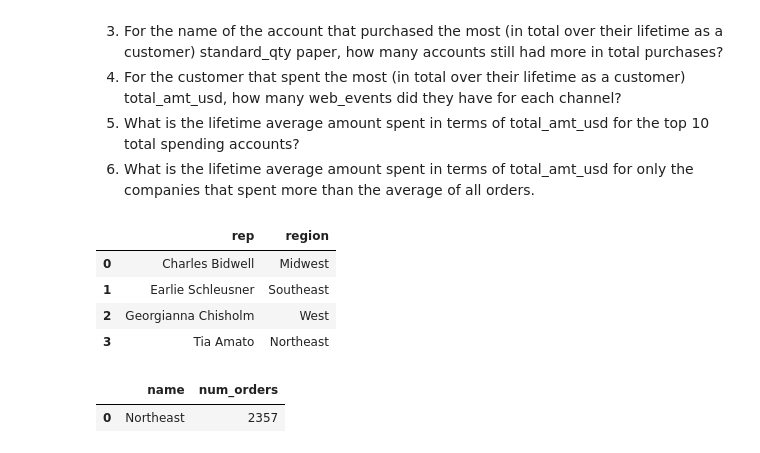
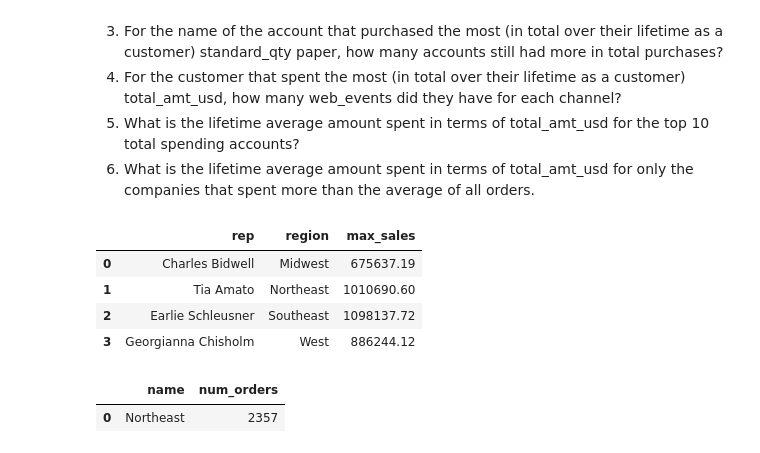
Before and after one commit to rebeccaebarnes/SQL-Practice, a Jupyter notebook: sql_practice.ipynb, the cells around one changed output. Cells and saved outputs as stored; diff of their text form; code cells hidden in the pictures.

```diff
--- a/sql_practice.ipynb
+++ b/sql_practice.ipynb
@@ -3103,33 +3131,27 @@ For these questions we are going to use the same questions as above, but using *
 # %%
 # 1 Sales rep in each region with largest amount of sales (in $)
 sql_query('WITH t1 AS ( \
                         SELECT s.name rep, \
                                r.name AS region, \
                                SUM(o.total_amt_usd) total_sales \
                         FROM region r \
                         JOIN sales_reps s \
                         ON r.id = s.region_id \
                         JOIN accounts a \
                         ON s.id = a.sales_rep_id \
                         JOIN orders o \
                         ON a.id = o.account_id \
-                        GROUP BY 1, 2), \
+                        GROUP BY 1, 2) \
                         \
-                t2 AS ( \
-                        SELECT region, MAX(total_sales) max_sales\
-                        FROM t1 \
-                        GROUP BY 1) \
-                        \
-          SELECT t1.rep, t1.region \
+          SELECT rep, region, MAX(total_sales) max_sales \
           FROM t1 \
-          JOIN t2 \
-          ON t1.region = t2.region AND t1.total_sales = t2.max_sales;')
+          GROUP BY 2;')
 # %% [output]
-|  | rep | region |
-| 0 | Charles Bidwell | Midwest |
-| 1 | Earlie Schleusner | Southeast |
-| 2 | Georgianna Chisholm | West |
-| 3 | Tia Amato | Northeast |
+|  | rep | region | max_sales |
+| 0 | Charles Bidwell | Midwest | 675637.19 |
+| 1 | Tia Amato | Northeast | 1010690.60 |
+| 2 | Earlie Schleusner | Southeast | 1098137.72 |
+| 3 | Georgianna Chisholm | West | 886244.12 |
 # %%
 # 2 For highest sales ($) region, how many orders placed
 sql_query('WITH t1 AS ( \
```
Also changed, not shown: parts of 26 cells of this notebook.
